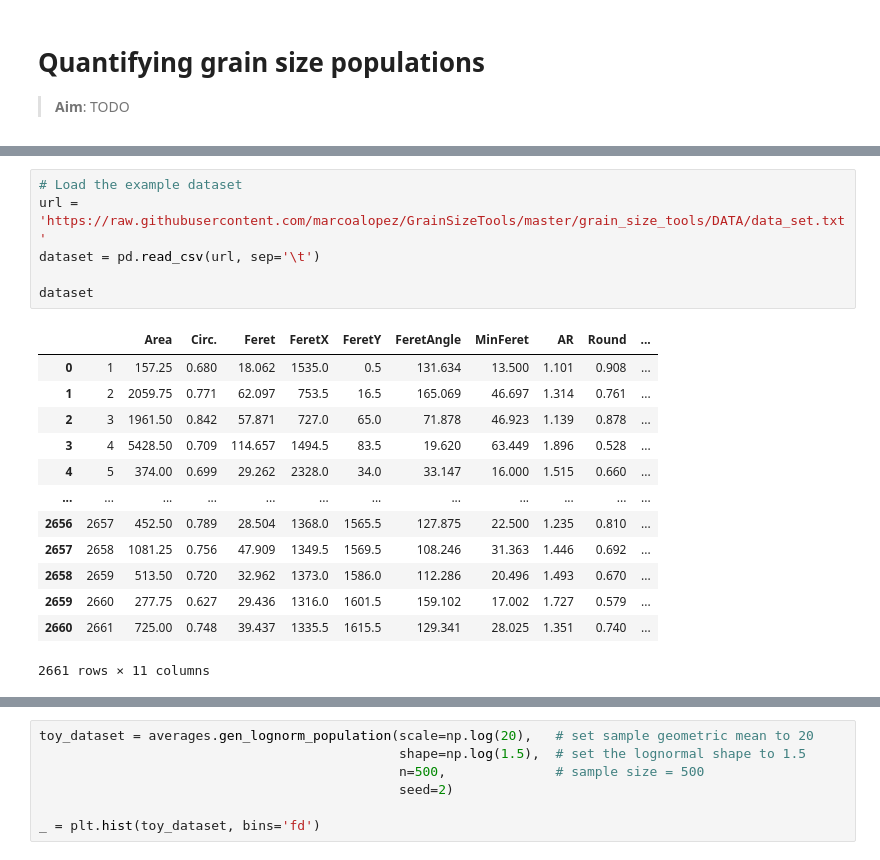
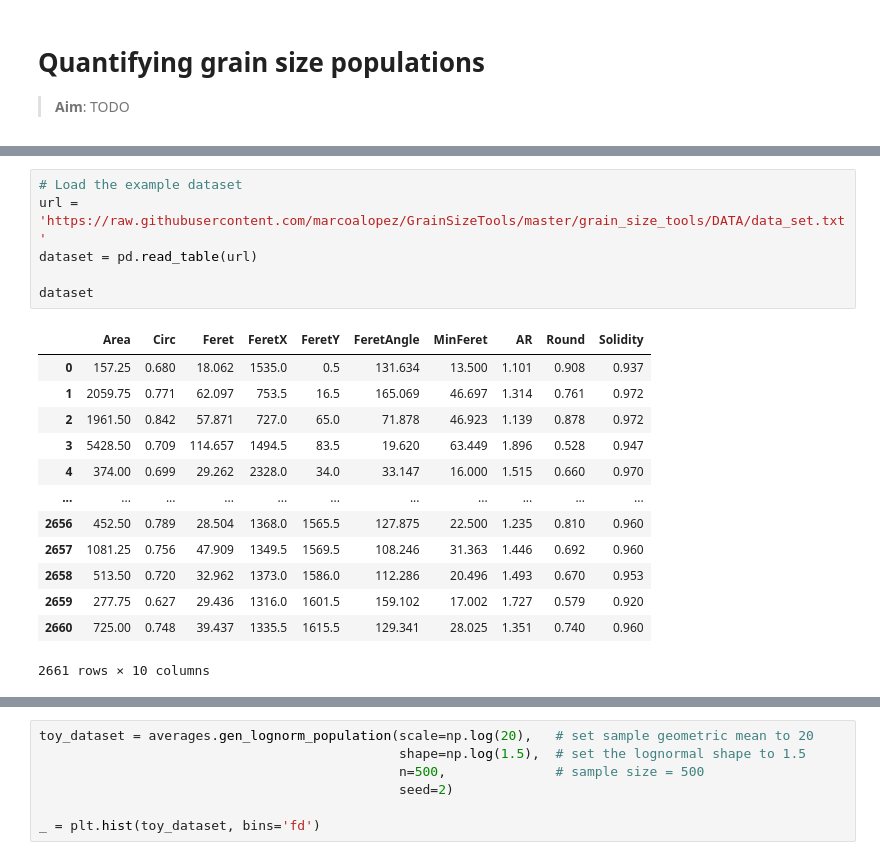
Before and after one commit to marcoalopez/GrainSizeTools, a Jupyter notebook: DOCS/quatifying_grain_size_pops.ipynb, the cells around one changed output, grey strips where cells are left out. Cells and saved outputs as stored; diff of their text form.

```diff
--- a/DOCS/quatifying_grain_size_pops.ipynb
+++ b/DOCS/quatifying_grain_size_pops.ipynb
@@ -32,20 +53,20 @@ TODO
 # %%
 # Load the example dataset
 url = 'https://raw.githubusercontent.com/marcoalopez/GrainSizeTools/master/grain_size_tools/DATA/data_set.txt'
-dataset = pd.read_csv(url, sep='\t')
+dataset = pd.read_table(url)
 
 dataset
 # %% [output]
-|  |  | Area | Circ. | Feret | FeretX | FeretY | FeretAngle | MinFeret | AR | Round | ... |
-| 0 | 1 | 157.25 | 0.680 | 18.062 | 1535.0 | 0.5 | 131.634 | 13.500 | 1.101 | 0.908 | ... |
-| 1 | 2 | 2059.75 | 0.771 | 62.097 | 753.5 | 16.5 | 165.069 | 46.697 | 1.314 | 0.761 | ... |
-| 2 | 3 | 1961.50 | 0.842 | 57.871 | 727.0 | 65.0 | 71.878 | 46.923 | 1.139 | 0.878 | ... |
-| 3 | 4 | 5428.50 | 0.709 | 114.657 | 1494.5 | 83.5 | 19.620 | 63.449 | 1.896 | 0.528 | ... |
-| 4 | 5 | 374.00 | 0.699 | 29.262 | 2328.0 | 34.0 | 33.147 | 16.000 | 1.515 | 0.660 | ... |
-| ... | ... | ... | ... | ... | ... | ... | ... | ... | ... | ... | ... |
-| 2656 | 2657 | 452.50 | 0.789 | 28.504 | 1368.0 | 1565.5 | 127.875 | 22.500 | 1.235 | 0.810 | ... |
-| 2657 | 2658 | 1081.25 | 0.756 | 47.909 | 1349.5 | 1569.5 | 108.246 | 31.363 | 1.446 | 0.692 | ... |
-| 2658 | 2659 | 513.50 | 0.720 | 32.962 | 1373.0 | 1586.0 | 112.286 | 20.496 | 1.493 | 0.670 | ... |
-| 2659 | 2660 | 277.75 | 0.627 | 29.436 | 1316.0 | 1601.5 | 159.102 | 17.002 | 1.727 | 0.579 | ... |
-| 2660 | 2661 | 725.00 | 0.748 | 39.437 | 1335.5 | 1615.5 | 129.341 | 28.025 | 1.351 | 0.740 | ... |
+|  | Area | Circ | Feret | FeretX | FeretY | FeretAngle | MinFeret | AR | Round | Solidity |
+| 0 | 157.25 | 0.680 | 18.062 | 1535.0 | 0.5 | 131.634 | 13.500 | 1.101 | 0.908 | 0.937 |
+| 1 | 2059.75 | 0.771 | 62.097 | 753.5 | 16.5 | 165.069 | 46.697 | 1.314 | 0.761 | 0.972 |
+| 2 | 1961.50 | 0.842 | 57.871 | 727.0 | 65.0 | 71.878 | 46.923 | 1.139 | 0.878 | 0.972 |
+| 3 | 5428.50 | 0.709 | 114.657 | 1494.5 | 83.5 | 19.620 | 63.449 | 1.896 | 0.528 | 0.947 |
+| 4 | 374.00 | 0.699 | 29.262 | 2328.0 | 34.0 | 33.147 | 16.000 | 1.515 | 0.660 | 0.970 |
+| ... | ... | ... | ... | ... | ... | ... | ... | ... | ... | ... |
+| 2656 | 452.50 | 0.789 | 28.504 | 1368.0 | 1565.5 | 127.875 | 22.500 | 1.235 | 0.810 | 0.960 |
+| 2657 | 1081.25 | 0.756 | 47.909 | 1349.5 | 1569.5 | 108.246 | 31.363 | 1.446 | 0.692 | 0.960 |
+| 2658 | 513.50 | 0.720 | 32.962 | 1373.0 | 1586.0 | 112.286 | 20.496 | 1.493 | 0.670 | 0.953 |
+| 2659 | 277.75 | 0.627 | 29.436 | 1316.0 | 1601.5 | 159.102 | 17.002 | 1.727 | 0.579 | 0.920 |
+| 2660 | 725.00 | 0.748 | 39.437 | 1335.5 | 1615.5 | 129.341 | 28.025 | 1.351 | 0.740 | 0.960 |
-2661 rows × 11 columns
+2661 rows × 10 columns
```
Also changed, not shown: parts of 15 cells of this notebook.
